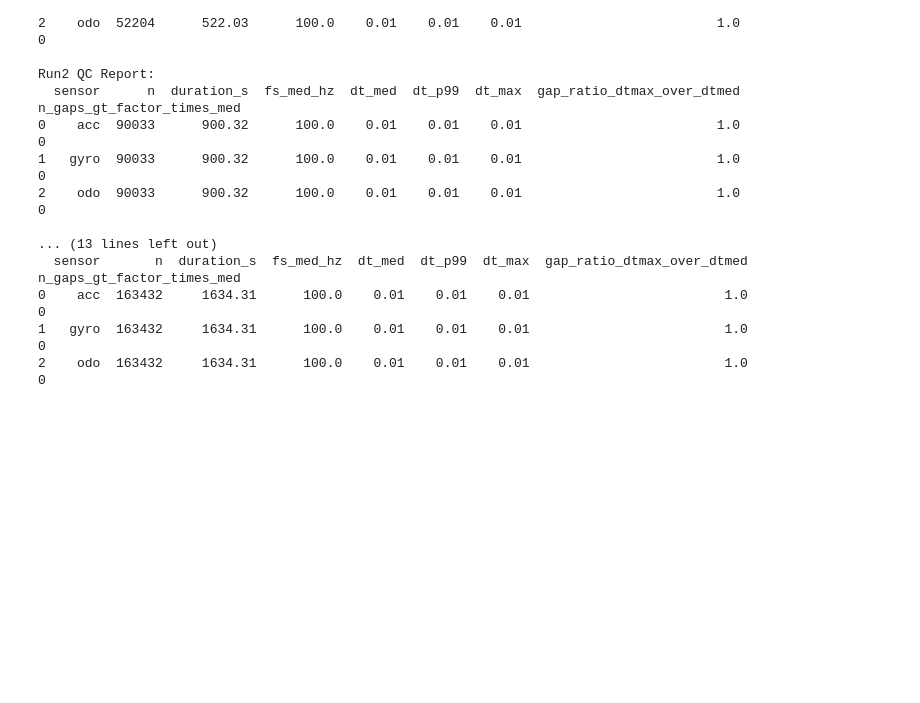
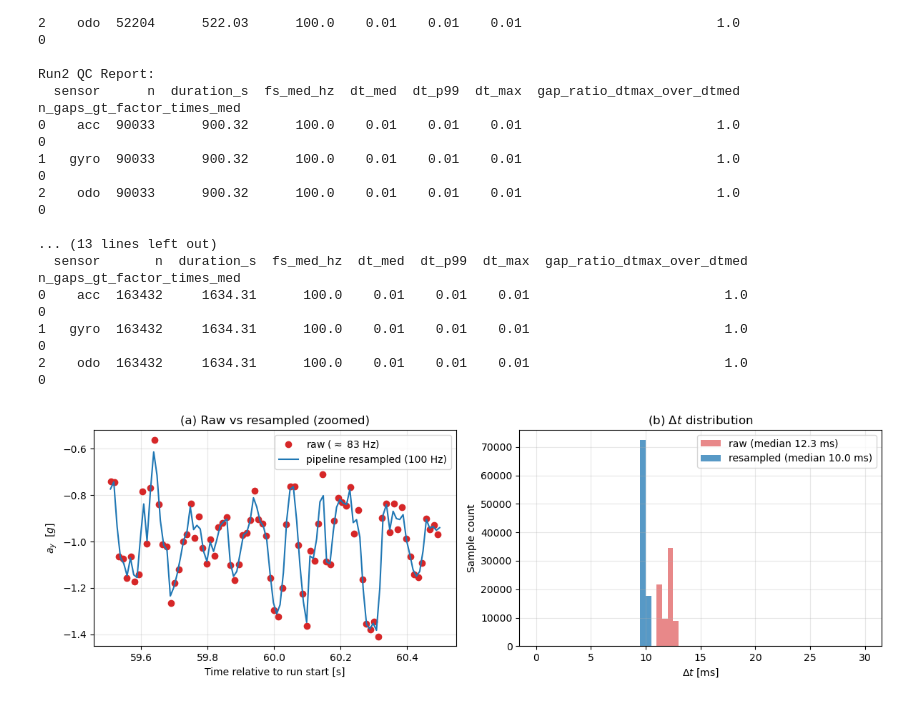
Before and after one commit to Pratyush2012/BSC_Thesis_intrinsic_sensor_analysis, a Jupyter notebook: notebooks/02_sync_resample_merge.ipynb, the cells around one changed output. Drawn from its saved outputs; the diff is of its cells as text; code cells hidden in the pictures; blank space fills up the shorter version.

Commit message:
some more qc plot, and cleaning up some comments

```diff
--- a/notebooks/02_sync_resample_merge.ipynb
+++ b/notebooks/02_sync_resample_merge.ipynb
@@ -264,3 +253,77 @@ Run2 QC Report:
 0    acc  163432     1634.31      100.0    0.01    0.01    0.01                         1.0                           0
 1   gyro  163432     1634.31      100.0    0.01    0.01    0.01                         1.0                           0
 2    odo  163432     1634.31      100.0    0.01    0.01    0.01                         1.0                           0
+# %%
+# Optional: Plot sanity check for one of the resampled runs
+
+import numpy as np
+import pandas as pd
+import matplotlib.pyplot as plt
+from pathlib import Path
+
+cwd = Path.cwd()
+PROJECT_ROOT = cwd if (cwd / "src").exists() else cwd.parent
+
+# Paths
+RUN_ID      = "Run2"
+ACC_FILE    = PROJECT_ROOT / "data" / "raw" / "Farm" / RUN_ID / "log_t0_acc_1.txt"
+MERGED_FILE = PROJECT_ROOT / "data" / "interim" / "merged" / "merged_dataset_Farm.csv"
+
+
+acc_raw = pd.read_csv(
+    ACC_FILE, sep=r"\s+", comment="%", header=None,
+    names=["t", "ax", "ay", "az"],
+)
+
+# Load the pipeline's merged/resampled output
+merged = pd.read_csv(MERGED_FILE)
+run_rs = merged[merged["run_id"] == RUN_ID].reset_index(drop=True)
+
+# Align both to the same origin (raw acc's first Unix timestamp)
+t0_abs    = acc_raw["t"].iloc[0]
+t_raw_rel = acc_raw["t"].to_numpy() - t0_abs
+t_rs_rel  = run_rs["t"].to_numpy()  - t0_abs
+ay_raw    = acc_raw["ay"].to_numpy()
+ay_rs     = run_rs["ay"].to_numpy()
+
+# Δt distributions
+dt_raw = np.diff(acc_raw["t"].to_numpy())   * 1000.0   # ms
+dt_rs  = np.diff(run_rs["t_rel"].to_numpy()) * 1000.0  # ms
+
+# Plot
+ZOOM_CENTER = 60.0    # seconds
+ZOOM_HALF   = 0.5    # ±0.5 s
+
+fig, axes = plt.subplots(1, 2, figsize=(12, 4))
+
+# Panel (a): raw points overlaid with the pipeline's resampled line
+ax_a = axes[0]
+m_raw = (t_raw_rel >= ZOOM_CENTER - ZOOM_HALF) & (t_raw_rel <= ZOOM_CENTER + ZOOM_HALF)
+m_rs  = (t_rs_rel  >= ZOOM_CENTER - ZOOM_HALF) & (t_rs_rel  <= ZOOM_CENTER + ZOOM_HALF)
+ax_a.plot(t_raw_rel[m_raw], ay_raw[m_raw], "o", ms=6, color="C3",
+          label=r"raw ($\approx$ 83 Hz)")
+ax_a.plot(t_rs_rel[m_rs],  ay_rs[m_rs],  "-", lw=1.5, color="C0",
+          label="pipeline resampled (100 Hz)")
+ax_a.set_xlabel("Time relative to run start [s]")
+ax_a.set_ylabel(r"$a_y$  [$g$]")
+ax_a.set_title("(a) Raw vs resampled (zoomed)")
+ax_a.legend(loc="best")
+ax_a.grid(True, alpha=0.3)
+
+# Panel (b): Δt histograms before vs after
+ax_b = axes[1]
+bins = np.linspace(0, 30, 61)
+ax_b.hist(dt_raw, bins=bins, alpha=0.55, color="C3",
+          label=f"raw (median {np.median(dt_raw):.1f} ms)")
+ax_b.hist(dt_rs,  bins=bins, alpha=0.75, color="C0",
+          label=f"resampled (median {np.median(dt_rs):.1f} ms)")
+ax_b.set_xlabel(r"$\Delta t$ [ms]")
+ax_b.set_ylabel("Sample count")
+ax_b.set_title(r"(b) $\Delta t$ distribution")
+ax_b.legend(loc="best")
+ax_b.grid(True, alpha=0.3)
+
+plt.tight_layout()
+plt.show()
+# %% [output]
+[figure, added]
```
Also changed, not shown: parts of 1 cell of this notebook, 3 other files.
